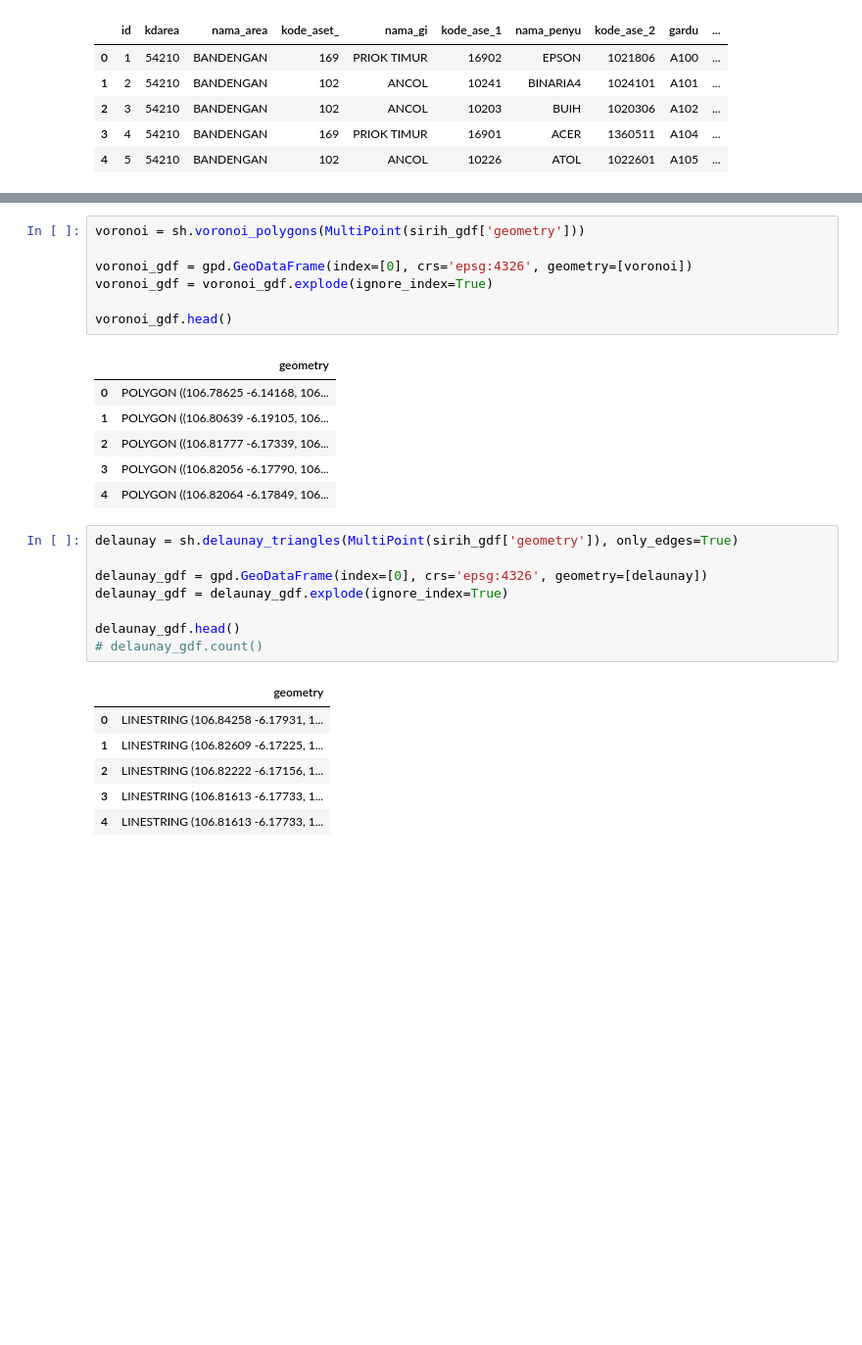
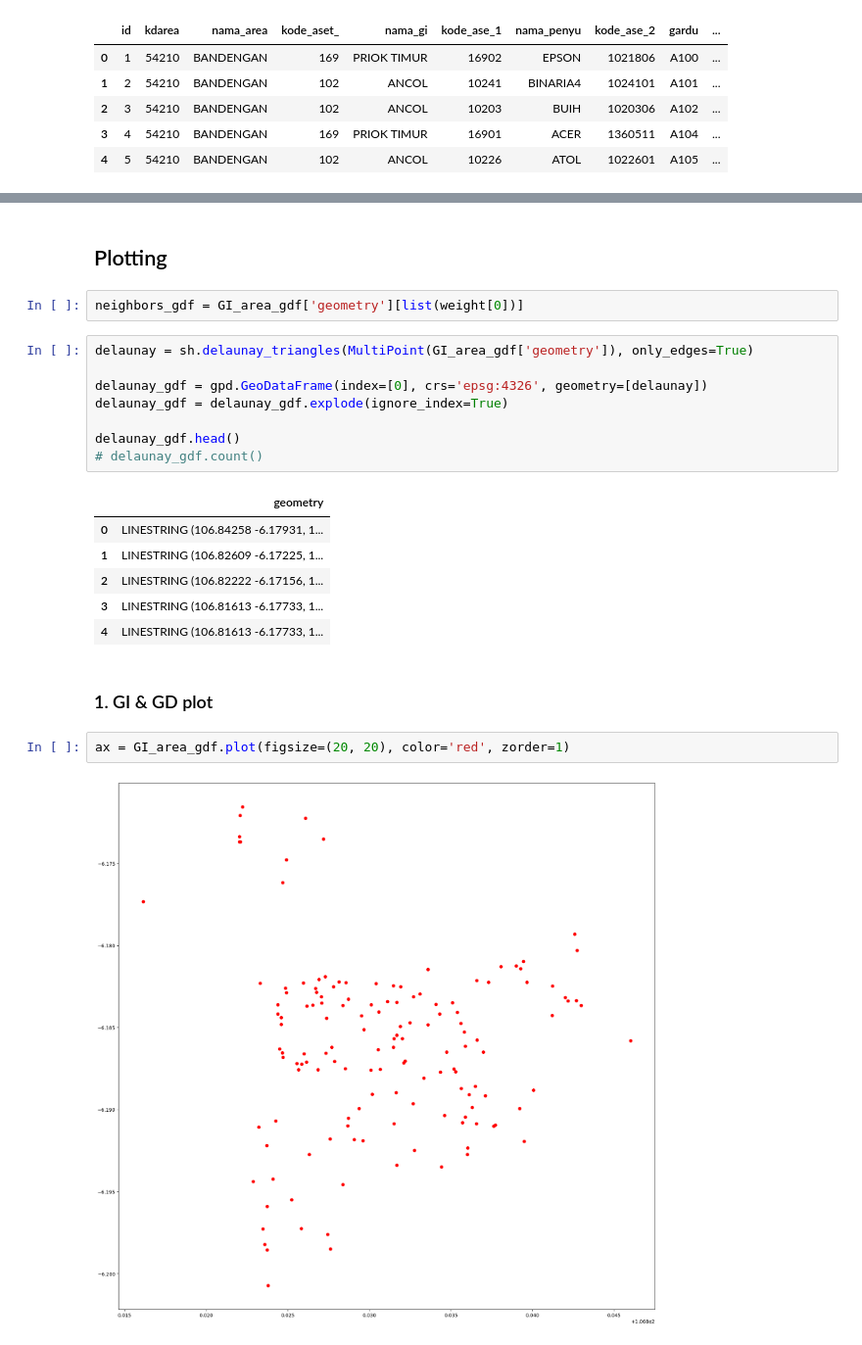
Before and after one commit to Quadran-ITB/substations-mst, a Jupyter notebook: substation_planning_mst.ipynb, the cells around one changed output, grey strips where cells are left out. Shown at 98% size. Drawn from its saved outputs; the diff is of its cells as text; blank space fills up the shorter version.

```diff
--- a/substation_planning_mst.ipynb
+++ b/substation_planning_mst.ipynb
@@ -109,29 +186,25 @@ neighbors_gdf = sirih_gdf['geometry'][[98, 115, 100, 37, 99, 76]]
+# %% [markdown]
+## Plotting
+# %%
+neighbors_gdf = GI_area_gdf['geometry'][list(weight[0])]
 # %%
-voronoi = sh.voronoi_polygons(MultiPoint(sirih_gdf['geometry']))
+delaunay = sh.delaunay_triangles(MultiPoint(GI_area_gdf['geometry']), only_edges=True)
 
-voronoi_gdf = gpd.GeoDataFrame(index=[0], crs='epsg:4326', geometry=[voronoi])
-voronoi_gdf = voronoi_gdf.explode(ignore_index=True)
+delaunay_gdf = gpd.GeoDataFrame(index=[0], crs='epsg:4326', geometry=[delaunay])
+delaunay_gdf = delaunay_gdf.explode(ignore_index=True)
 
-voronoi_gdf.head()
+delaunay_gdf.head()
+# delaunay_gdf.count()
 # %% [output]
 |  | geometry |
-| 0 | POLYGON ((106.78625 -6.14168, 106... |
-| 1 | POLYGON ((106.80639 -6.19105, 106... |
-| 2 | POLYGON ((106.81777 -6.17339, 106... |
-| 3 | POLYGON ((106.82056 -6.17790, 106... |
-| 4 | POLYGON ((106.82064 -6.17849, 106... |
+| 0 | LINESTRING (106.84258 -6.17931, 1... |
+| 1 | LINESTRING (106.82609 -6.17225, 1... |
+| 2 | LINESTRING (106.82222 -6.17156, 1... |
+| 3 | LINESTRING (106.81613 -6.17733, 1... |
+| 4 | LINESTRING (106.81613 -6.17733, 1... |
-# %%
-delaunay = sh.delaunay_triangles(MultiPoint(sirih_gdf['geometry']), only_edges=True)
-
-delaunay_gdf = gpd.GeoDataFrame(index=[0], crs='epsg:4326', geometry=[delaunay])
-delaunay_gdf = delaunay_gdf.explode(ignore_index=True)
-
-delaunay_gdf.head()
-# delaunay_gdf.count()
-# %% [output]
-|  | geometry |
-| 0 | LINESTRING (106.84258 -6.17931, 1... |
-| 1 | LINESTRING (106.82609 -6.17225, 1... |
-| 2 | LINESTRING (106.82222 -6.17156, 1... |
-| 3 | LINESTRING (106.81613 -6.17733, 1... |
-| 4 | LINESTRING (106.81613 -6.17733, 1... |
+# %% [markdown]
+### 1. GI & GD plot
+# %%
+ax = GI_area_gdf.plot(figsize=(20, 20), color='red', zorder=1)
+# %% [output]
+[figure, added]
```
Also changed, not shown: parts of 29 cells of this notebook.
